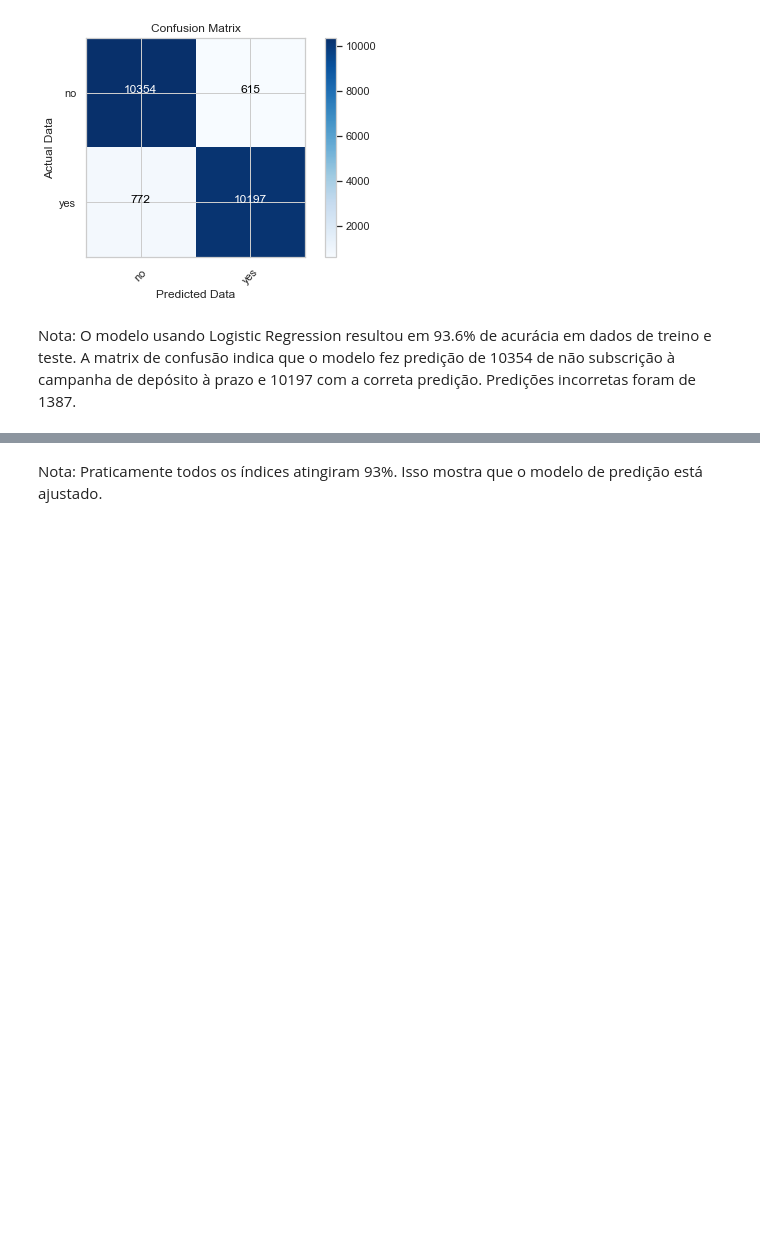
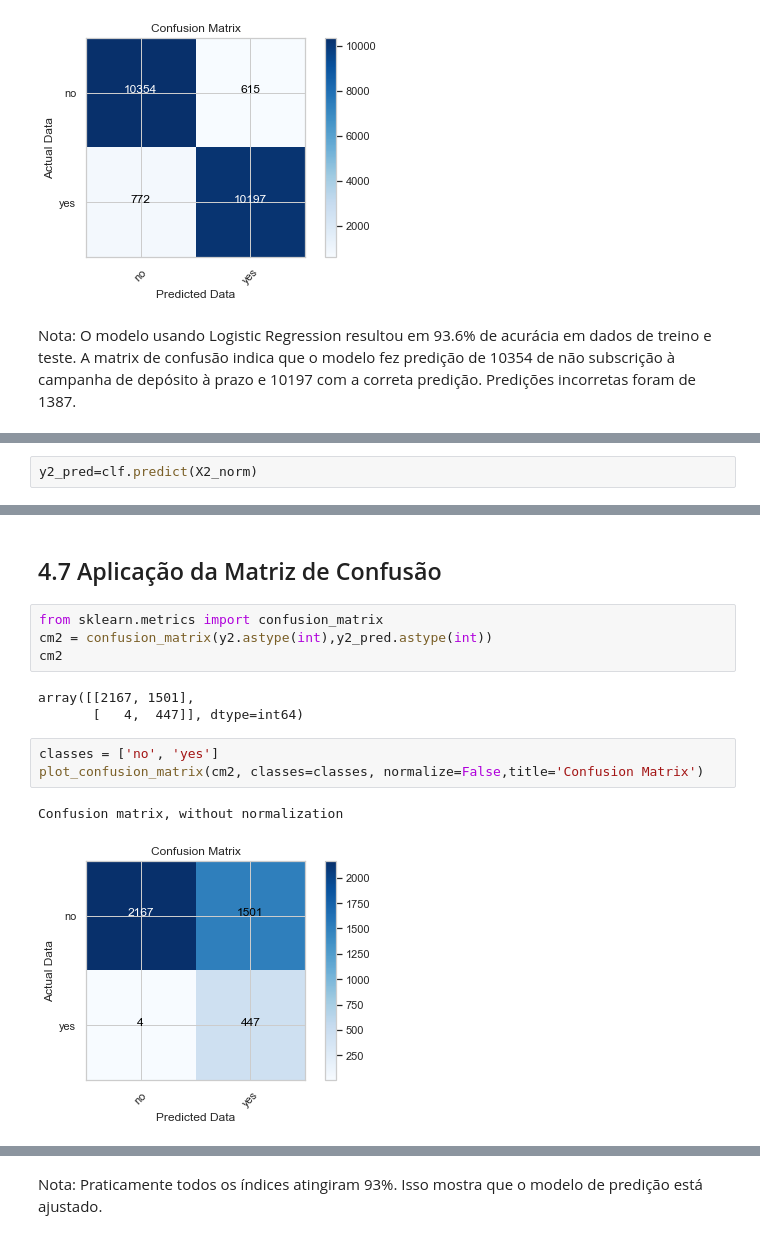
Before and after one commit to edbkei/MO416PROJ3, a Jupyter notebook: Projeto3/Project3.ipynb, the cells around one changed output, grey strips where cells are left out. Drawn from its saved outputs; the diff is of its cells as text; blank space fills up the shorter version.

```diff
--- a/Projeto3/Project3.ipynb
+++ b/Projeto3/Project3.ipynb
@@ -390,0 +550,2 @@ Nota: O modelo usando Logistic Regression resultou em 93.6% de acurácia em dado
+# %%
+y2_pred=clf.predict(X2_norm)
@@ -390,0 +561,15 @@ Nota: O modelo usando Logistic Regression resultou em 93.6% de acurácia em dado
+# %% [markdown]
+## 4.7 Aplicação da Matriz de Confusão
+# %%
+from sklearn.metrics import confusion_matrix
+cm2 = confusion_matrix(y2.astype(int),y2_pred.astype(int))
+cm2
+# %% [output]
+array([[2167, 1501],
+       [   4,  447]], dtype=int64)
+# %%
+classes = ['no', 'yes']
+plot_confusion_matrix(cm2, classes=classes, normalize=False,title='Confusion Matrix')
+# %% [output]
+Confusion matrix, without normalization
+[figure, added]
```
Also changed, not shown: parts of 34 cells of this notebook.
